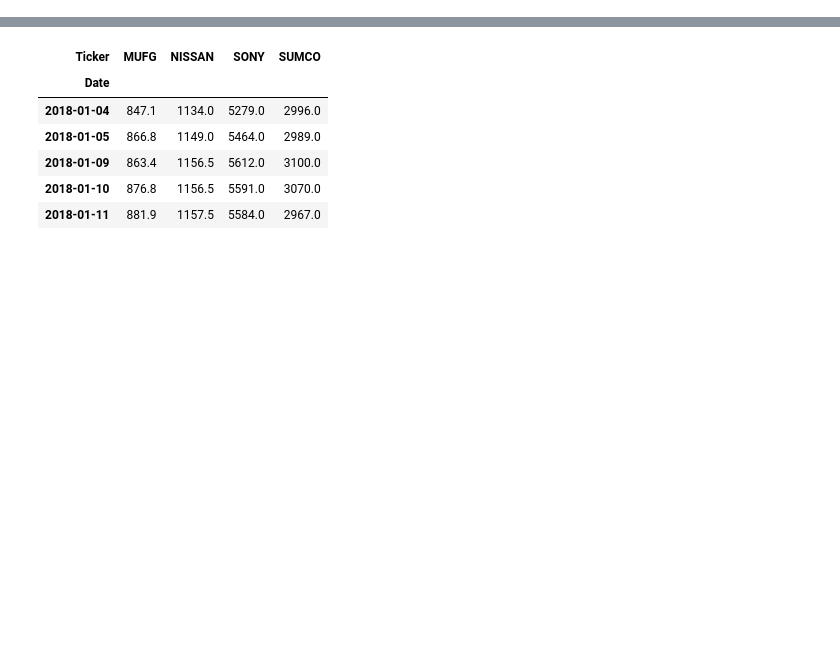
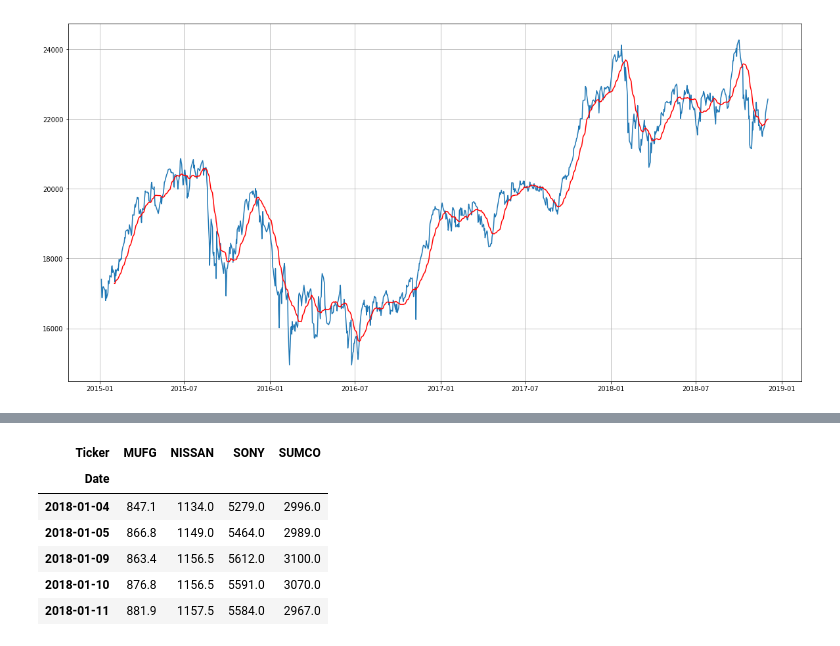
Before and after one commit to shinseitaro/fintalk, a Jupyter notebook: 時系列データ分析/テクニカル分析.ipynb, the cells around one changed output, grey strips where cells are left out. Drawn from its saved outputs; the diff is of its cells as text; code cells hidden in the pictures; blank space fills up the shorter version.

```diff
--- a/時系列データ分析/テクニカル分析.ipynb
+++ b/時系列データ分析/テクニカル分析.ipynb
@@ -31,0 +87,3 @@
+# %%
+df.index = pd.to_datetime(df.index)
+df.index
@@ -31,0 +112,3 @@
+# %%
+df = df.rename(columns={"終値":"close", "始値":"open", "高値":"high", "安値":"low"})
+df.head()
@@ -31,0 +351,6 @@
+# %%
+df_test = df.copy()
+
+# 5日移動平均
+n = 5
+df_test.rolling(n)
@@ -31,0 +381,11 @@
+# %%
+import matplotlib.pyplot as plt
+
+fig = plt.figure(figsize=(20,10))
+ax1 = fig.add_subplot(111)
+
+ax1.plot(df_test["close"])
+ax1.plot(df_test["close"].rolling(window=20).mean(), c='r')
+ax1.grid()
+# %% [output]
+[figure, added]
```
Also changed, not shown: parts of 43 cells of this notebook, 1 other file.
